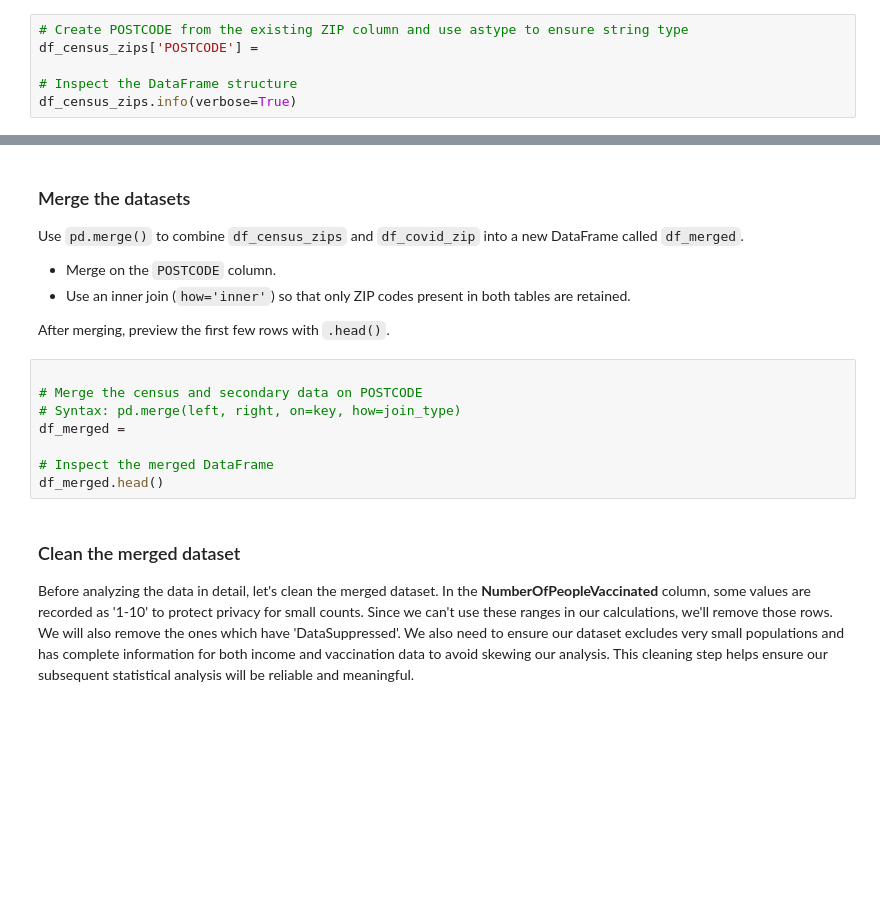
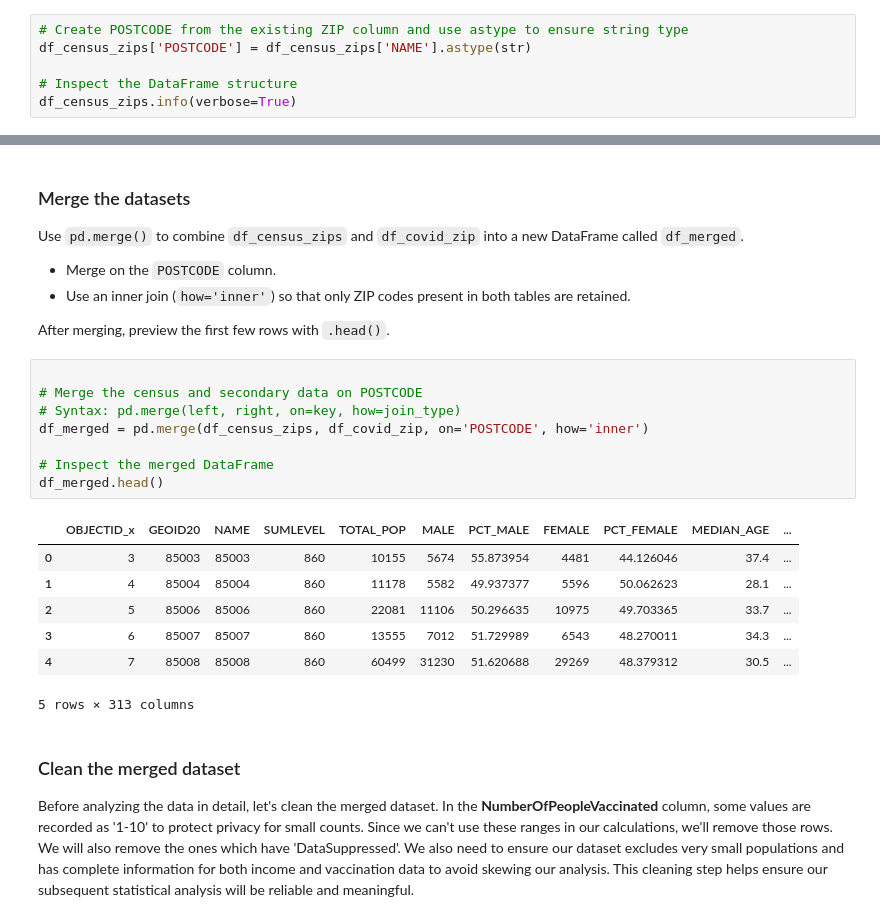
Before and after one commit to arjavrawal/sgsup-arjav-222, a Jupyter notebook: lab/lab03/Lab03_NotebookForStudents.ipynb, the cells around one changed output, grey strips where cells are left out. Drawn from its saved outputs; the diff is of its cells as text; blank space fills up the shorter version.

```diff
--- a/lab/lab03/Lab03_NotebookForStudents.ipynb
+++ b/lab/lab03/Lab03_NotebookForStudents.ipynb
@@ -53,7 +74,7 @@ df_census_zips.dtypes
 Create a new column called `POSTCODE` from whichever field stores the ZIP code in your dataset. After creating the new column, use `.astype(str)` to ensure the datatype is `object` (string).
 # %%
 # Create POSTCODE from the existing ZIP column and use astype to ensure string type
-df_census_zips['POSTCODE'] =
+df_census_zips['POSTCODE'] = df_census_zips['NAME'].astype(str)
 
 # Inspect the DataFrame structure
 df_census_zips.info(verbose=True)
@@ -101,11 +158,19 @@ After merging, preview the first few rows with `.head()`.
 # %%
 
 # Merge the census and secondary data on POSTCODE
 # Syntax: pd.merge(left, right, on=key, how=join_type)
-df_merged =
+df_merged = pd.merge(df_census_zips, df_covid_zip, on='POSTCODE', how='inner')
 
 # Inspect the merged DataFrame
 df_merged.head()
+# %% [output]
+|  | OBJECTID_x | GEOID20 | NAME | SUMLEVEL | TOTAL_POP | MALE | PCT_MALE | FEMALE | PCT_FEMALE | MEDIAN_AGE | ... |
+| 0 | 3 | 85003 | 85003 | 860 | 10155 | 5674 | 55.873954 | 4481 | 44.126046 | 37.4 | ... |
+| 1 | 4 | 85004 | 85004 | 860 | 11178 | 5582 | 49.937377 | 5596 | 50.062623 | 28.1 | ... |
+| 2 | 5 | 85006 | 85006 | 860 | 22081 | 11106 | 50.296635 | 10975 | 49.703365 | 33.7 | ... |
+| 3 | 6 | 85007 | 85007 | 860 | 13555 | 7012 | 51.729989 | 6543 | 48.270011 | 34.3 | ... |
+| 4 | 7 | 85008 | 85008 | 860 | 60499 | 31230 | 51.620688 | 29269 | 48.379312 | 30.5 | ... |
+5 rows × 313 columns
 # %% [markdown]
 ### Clean the merged dataset
 
```
Also changed, not shown: parts of 11 cells of this notebook, 6 other files.
